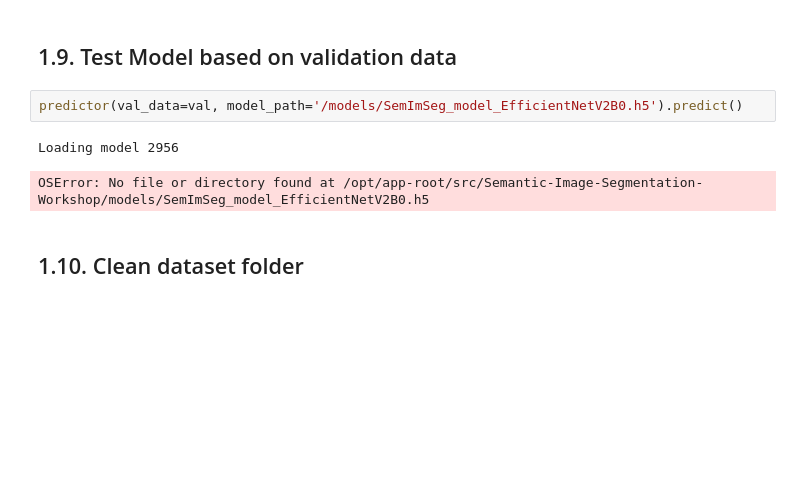
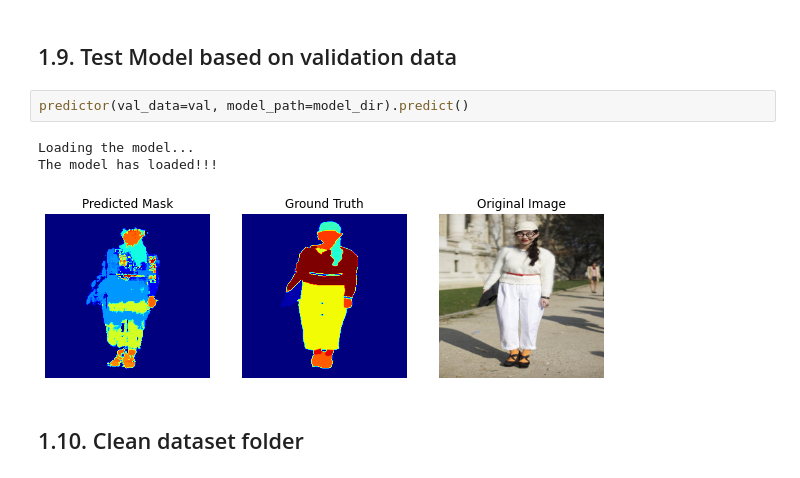
Before and after one commit to amirgholipour/Semantic-Image-Segmentation, a Jupyter notebook: 02_Semantic_Image_Segmentation.ipynb, the cells around one changed output. Cells and saved outputs as stored; diff of their text form; blank space fills up the shorter version.

```diff
--- a/02_Semantic_Image_Segmentation.ipynb
+++ b/02_Semantic_Image_Segmentation.ipynb
@@ -135,10 +122,11 @@ Sample Prediction after epoch 63
 # %% [markdown]
 ## 1.9.  Test Model based on validation data
 # %%
-predictor(val_data=val, model_path='/models/SemImSeg_model_EfficientNetV2B0.h5').predict()
+predictor(val_data=val, model_path=model_dir).predict()
 # %% [output]
-Loading model 2956
+Loading the model...
+The model has loaded!!!
-OSError: No file or directory found at /opt/app-root/src/Semantic-Image-Segmentation-Workshop/models/SemImSeg_model_EfficientNetV2B0.h5
+[figure, added]
 # %% [markdown]
 ## 1.10.  Clean dataset folder
 # %%
```
Also changed, not shown: parts of 5 cells of this notebook, 25 other files.
